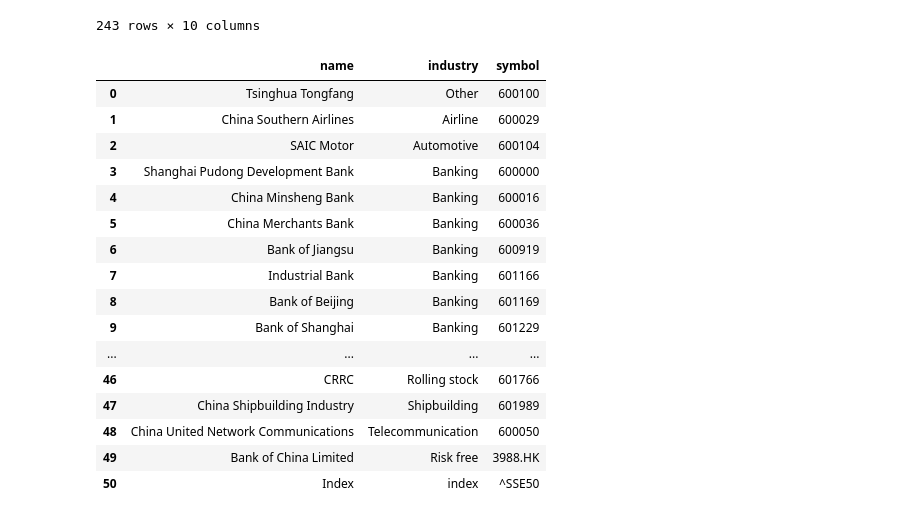
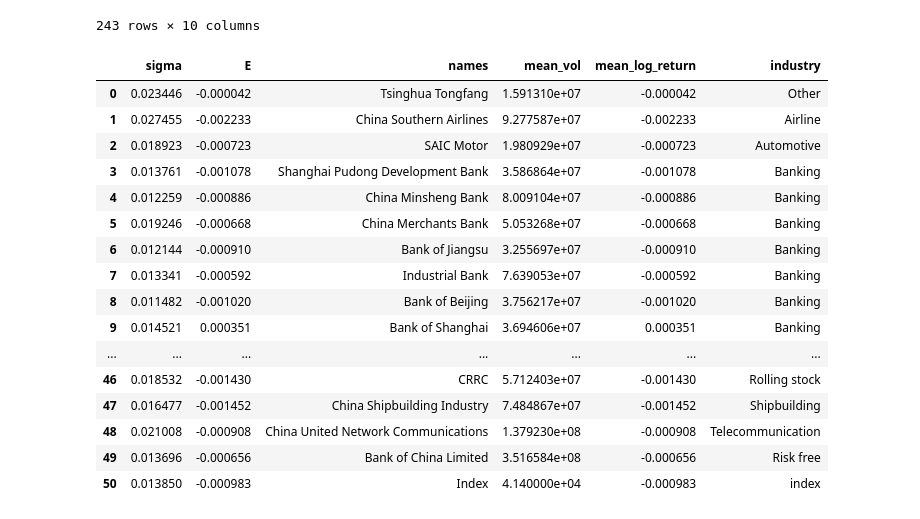
Before and after one commit to CodeSopranos/lab-2-financial-operations, a Jupyter notebook: report.ipynb, the cells around one changed output. Saved outputs shown, nothing was run; the diff lists cells and outputs as text; code cells hidden in the pictures.

Commit message:
5 finished,6 task started

```diff
--- a/report.ipynb
+++ b/report.ipynb
@@ -565,28 +549,38 @@ sse50_stat = dict(symbol=['sse50'],
                  mean_vol=[sse50['Volume'].mean()],
                  mean_return=[sse50['return'].mean()],
                  mean_log_return=[sse50['log_return'].mean()])
-# %%
-sse_components = pd.read_csv('data/SSE50.csv', names=['name', 'industry','symbol'])
-sse50 = yf.download('^SSE50', start=start, end=end, progress=False)
-sse50 = get_return(sse50)
-_, E_sse50, Sigma_sse50 = get_descriptive_statistics(sse50)
-# %%
-sse_components
-# %% [output]
-|  | name | industry | symbol |
-| 0 | Tsinghua Tongfang | Other | 600100 |
-| 1 | China Southern Airlines | Airline | 600029 |
-| 2 | SAIC Motor | Automotive | 600104 |
-| 3 | Shanghai Pudong Development Bank | Banking | 600000 |
-| 4 | China Minsheng Bank | Banking | 600016 |
-| 5 | China Merchants Bank | Banking | 600036 |
-| 6 | Bank of Jiangsu | Banking | 600919 |
-| 7 | Industrial Bank | Banking | 601166 |
-| 8 | Bank of Beijing | Banking | 601169 |
-| 9 | Bank of Shanghai | Banking | 601229 |
-| ... | ... | ... | ... |
-| 46 | CRRC | Rolling stock | 601766 |
-| 47 | China Shipbuilding Industry | Shipbuilding | 601989 |
-| 48 | China United Network Communications | Telecommunication | 600050 |
-| 49 | Bank of China Limited | Risk free | 3988.HK |
-| 50 | Index | index | ^SSE50 |
+# %%
+sse_stat = pd.DataFrame(columns=['sigma', 'E', 'names', 'mean_vol', 'mean_log_return', 'industry'])
+sse_stocks = {}
+
+for index, row in tqdm(sse_components.iterrows()):
+    name, industry, symbol = row
+    if (name != 'Index' and name != 'Bank of China Limited'):
+        symbol = str(symbol) + '.SS'
+    sse_stock = yf.download(symbol, start="2018-01-01", end="2018-12-31", progress=False)
+    sse_stock = get_return(sse_stock)
+    sse_stock, E, s = get_descriptive_statistics(sse_stock)
+    mean_vol = sse_stock['Volume'].mean()
+    sse_stocks[industry+'/'+name] = sse_stock
+
+    sse_stat.loc[index] = [s, E, name, mean_vol, sse_stock['log_return'].mean(), industry]
+# %%
+sse_stat
+# %% [output]
+|  | sigma | E | names | mean_vol | mean_log_return | industry |
+| 0 | 0.023446 | -0.000042 | Tsinghua Tongfang | 1.591310e+07 | -0.000042 | Other |
+| 1 | 0.027455 | -0.002233 | China Southern Airlines | 9.277587e+07 | -0.002233 | Airline |
+| 2 | 0.018923 | -0.000723 | SAIC Motor | 1.980929e+07 | -0.000723 | Automotive |
+| 3 | 0.013761 | -0.001078 | Shanghai Pudong Development Bank | 3.586864e+07 | -0.001078 | Banking |
+| 4 | 0.012259 | -0.000886 | China Minsheng Bank | 8.009104e+07 | -0.000886 | Banking |
+| 5 | 0.019246 | -0.000668 | China Merchants Bank | 5.053268e+07 | -0.000668 | Banking |
+| 6 | 0.012144 | -0.000910 | Bank of Jiangsu | 3.255697e+07 | -0.000910 | Banking |
+| 7 | 0.013341 | -0.000592 | Industrial Bank | 7.639053e+07 | -0.000592 | Banking |
+| 8 | 0.011482 | -0.001020 | Bank of Beijing | 3.756217e+07 | -0.001020 | Banking |
+| 9 | 0.014521 | 0.000351 | Bank of Shanghai | 3.694606e+07 | 0.000351 | Banking |
+| ... | ... | ... | ... | ... | ... | ... |
+| 46 | 0.018532 | -0.001430 | CRRC | 5.712403e+07 | -0.001430 | Rolling stock |
+| 47 | 0.016477 | -0.001452 | China Shipbuilding Industry | 7.484867e+07 | -0.001452 | Shipbuilding |
+| 48 | 0.021008 | -0.000908 | China United Network Communications | 1.379230e+08 | -0.000908 | Telecommunication |
+| 49 | 0.013696 | -0.000656 | Bank of China Limited | 3.516584e+08 | -0.000656 | Risk free |
+| 50 | 0.013850 | -0.000983 | Index | 4.140000e+04 | -0.000983 | index |
```
Also changed, not shown: parts of 4 cells of this notebook.
